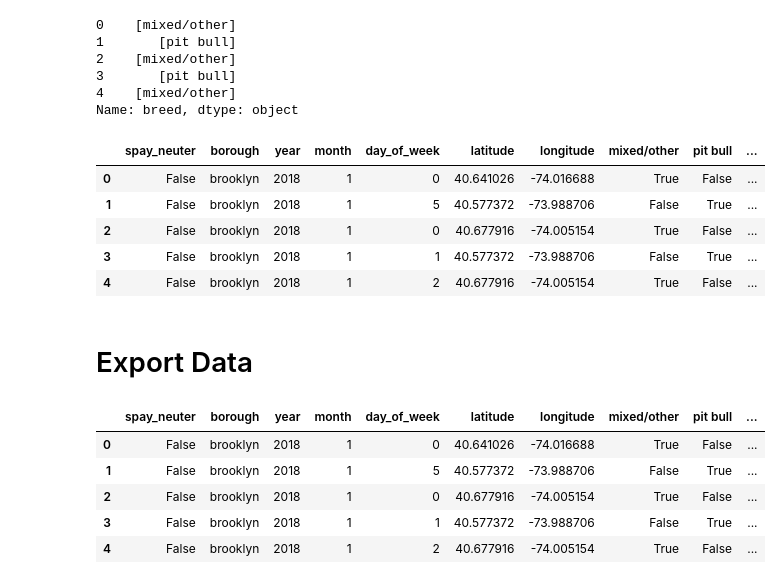
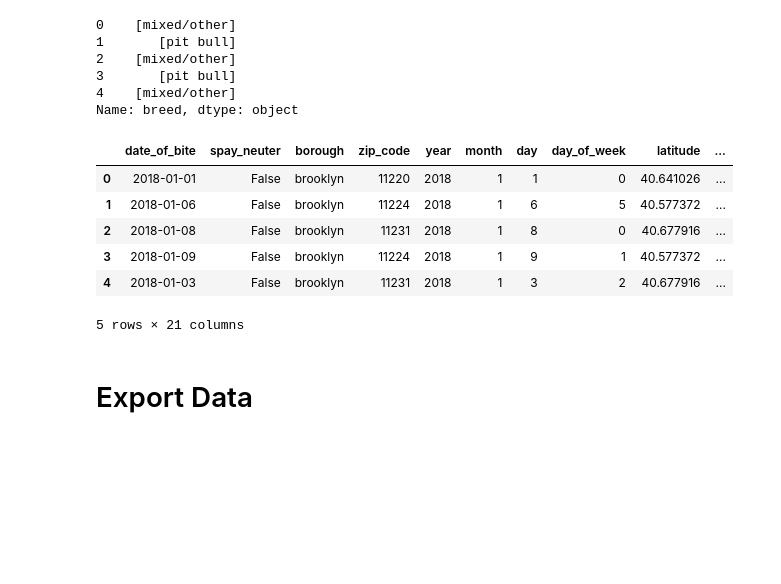
Before and after one commit to Pawmsdayl/hey-im-walking-my-dog-here, a Jupyter notebook: notebooks/1_wrangling.ipynb, the cells around one changed output. Cells and saved outputs as stored; diff of their text form; code cells hidden in the pictures; blank space fills up the shorter version.

```diff
--- a/notebooks/1_preprocessing.ipynb
+++ b/notebooks/1_wrangling.ipynb
@@ -284,11 +282,8 @@ zip_data.head()
 | 4 | 610 | 18.295304 | -67.125180 |
 # %%
 # map zip_code to latitude and longitude
-prep_zip = prep_zip.merge(zip_data, on='zip_code')
-
-# drop zip_code
-prep_zip.drop(['zip_code'], axis=1, inplace=True)
+wrang_zip = wrang_zip.merge(zip_data, on='zip_code')
 
 # display
-prep_zip.head()
+wrang_zip.head()
 # %% [output]
@@ -308,6 +300,12 @@ prep_breed = prep_zip.copy()
+# %%
+# copy wrang_zip to wrang_breed
+wrang_breed = wrang_zip.copy()
+
+# number of unique breed values
+n_top_breeds = 10
 # %%
 # dataframe for wrangling breed
-breed_values = prep_breed['breed'].copy()
+breed_values = wrang_breed['breed'].copy()
 
 # separate breed by '/', ',' and ' '
 breed_values = breed_values.str.split('/')
@@ -329,11 +327,11 @@ breed_values = breed_values.apply(lambda x: [x[0]] if x is not None and len(x) =
 # fill missing values with ['mixed/other']
 breed_values = breed_values.apply(lambda x: ['mixed/other'] if x is None else x)
 
-# map lists with more than one value to ['mixed/other']
+# map breeds with more than one value to ['mixed/other']
 breed_values = breed_values.apply(lambda x: ['mixed/other'] if len(x) > 1 else x)
 
 # display breed counts
 breed_counts = breed_values.explode().value_counts()
-breed_counts.head()
+breed_counts.head(n_top_breeds+1)
 # %% [output]
 breed
@@ -345,7 +349,7 @@ chihuahua           596
 Name: count, dtype: int64
 # %%
-# top 3 breeds based on count, with mixed/others
-top_breeds = breed_counts.head(6).index.tolist()
+# top breeds based on count, with mixed/others
+top_breeds = breed_counts.head(n_top_breeds+1).index.tolist()
 top_breeds
 # %% [output]
 ['mixed/other',
@@ -370,32 +379,20 @@ Name: breed, dtype: object
 # %%
 # one-hot encode breed
 for breed in top_breeds:
-    prep_breed[breed] = breed_values.apply(lambda x: breed in x if x is not None else False)
+    wrang_breed[breed] = breed_values.apply(lambda x: breed in x if x is not None else False)
 
 # drop breed column
-prep_breed = prep_breed.drop(columns='breed')
+wrang_breed = wrang_breed.drop(columns='breed')
 
 # display
-prep_breed.head()
+wrang_breed.head()
 # %% [output]
-|  | spay_neuter | borough | year | month | day_of_week | latitude | longitude | mixed/other | pit bull | ... |
-| 0 | False | brooklyn | 2018 | 1 | 0 | 40.641026 | -74.016688 | True | False | ... |
-| 1 | False | brooklyn | 2018 | 1 | 5 | 40.577372 | -73.988706 | False | True | ... |
-| 2 | False | brooklyn | 2018 | 1 | 0 | 40.677916 | -74.005154 | True | False | ... |
-| 3 | False | brooklyn | 2018 | 1 | 1 | 40.577372 | -73.988706 | False | True | ... |
-| 4 | False | brooklyn | 2018 | 1 | 2 | 40.677916 | -74.005154 | True | False | ... |
+|  | date_of_bite | spay_neuter | borough | zip_code | year | month | day | day_of_week | latitude | ... |
+| 0 | 2018-01-01 | False | brooklyn | 11220 | 2018 | 1 | 1 | 0 | 40.641026 | ... |
+| 1 | 2018-01-06 | False | brooklyn | 11224 | 2018 | 1 | 6 | 5 | 40.577372 | ... |
+| 2 | 2018-01-08 | False | brooklyn | 11231 | 2018 | 1 | 8 | 0 | 40.677916 | ... |
+| 3 | 2018-01-09 | False | brooklyn | 11224 | 2018 | 1 | 9 | 1 | 40.577372 | ... |
+| 4 | 2018-01-03 | False | brooklyn | 11231 | 2018 | 1 | 3 | 2 | 40.677916 | ... |
+5 rows × 21 columns
 # %% [markdown]
 # Export Data
-# %%
-# copy prep_breed to prep_final
-prep_final = prep_breed.copy()
-
-# display
-prep_final.head()
-# %% [output]
-|  | spay_neuter | borough | year | month | day_of_week | latitude | longitude | mixed/other | pit bull | ... |
-| 0 | False | brooklyn | 2018 | 1 | 0 | 40.641026 | -74.016688 | True | False | ... |
-| 1 | False | brooklyn | 2018 | 1 | 5 | 40.577372 | -73.988706 | False | True | ... |
-| 2 | False | brooklyn | 2018 | 1 | 0 | 40.677916 | -74.005154 | True | False | ... |
-| 3 | False | brooklyn | 2018 | 1 | 1 | 40.577372 | -73.988706 | False | True | ... |
-| 4 | False | brooklyn | 2018 | 1 | 2 | 40.677916 | -74.005154 | True | False | ... |
```
Also changed, not shown: parts of 27 cells of this notebook, 12 other files.
